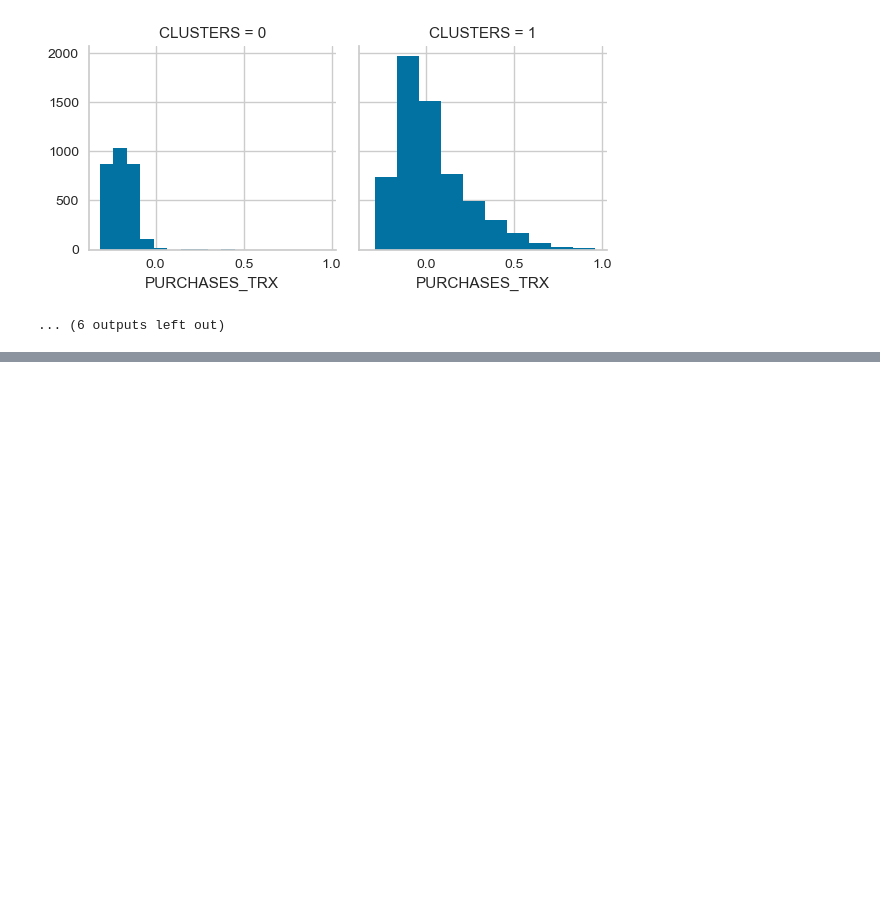
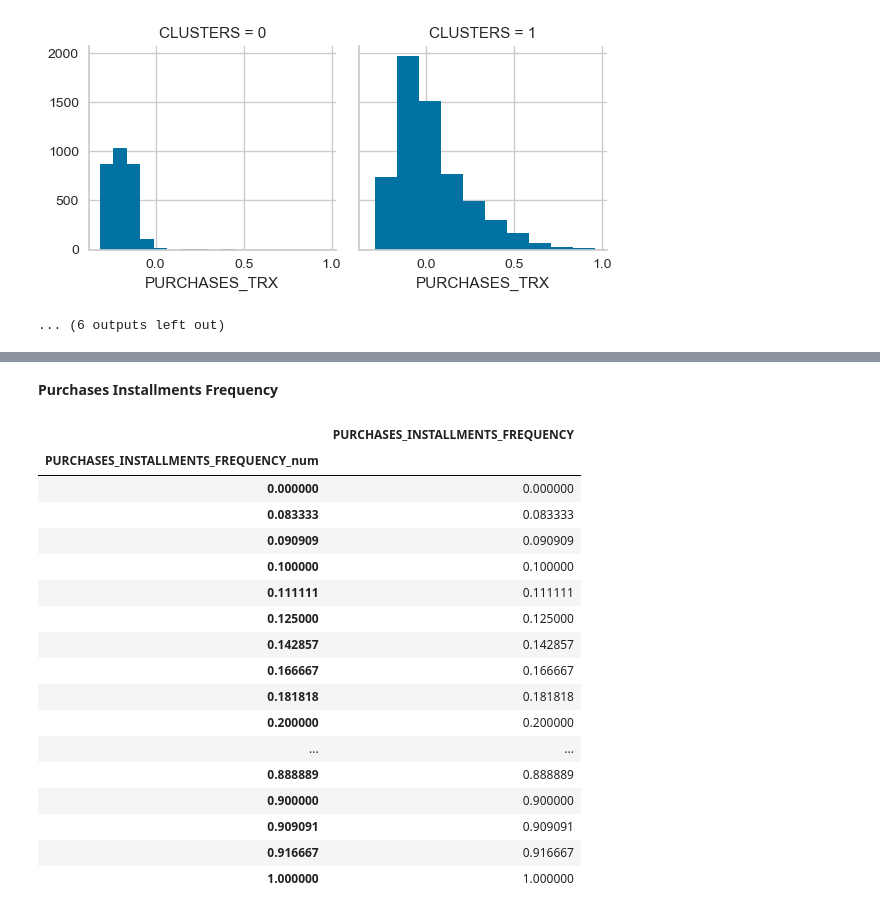
Before and after one commit to qarisp/H8_PYTN-KS08-019, a Jupyter notebook: FinalProject/FinalProject4/Notebook/PYTN_KampusMerdek_fp4_Qaris Ardian Pratama.ipynb, the cells around one changed output, grey strips where cells are left out. Cells and saved outputs as stored; diff of their text form; code cells hidden in the pictures; blank space fills up the shorter version.

```diff
--- a/FinalProject/FinalProject4/Notebook/PYTN_KampusMerdek_fp4_Qaris Ardian Pratama.ipynb
+++ b/FinalProject/FinalProject4/Notebook/PYTN_KampusMerdek_fp4_Qaris Ardian Pratama.ipynb
@@ -520,0 +714,31 @@ clus_df.head()
+# %% [markdown]
+**Purchases Installments Frequency**
+# %%
+df_cls_PURCHASES_INSTALLMENTS_FREQUENCY = pd.DataFrame(
+    {
+        "PURCHASES_INSTALLMENTS_FREQUENCY":df_deploy["PURCHASES_INSTALLMENTS_FREQUENCY"].unique(),
+        "PURCHASES_INSTALLMENTS_FREQUENCY_num":df_deploy["PURCHASES_INSTALLMENTS_FREQUENCY"].unique()
+    }
+).sort_values(by="PURCHASES_INSTALLMENTS_FREQUENCY_num", ascending=True)
+
+df_cls_PURCHASES_INSTALLMENTS_FREQUENCY = df_cls_PURCHASES_INSTALLMENTS_FREQUENCY.set_index(keys="PURCHASES_INSTALLMENTS_FREQUENCY_num",drop=True)
+df_cls_PURCHASES_INSTALLMENTS_FREQUENCY
+# %% [output]
+|  | PURCHASES_INSTALLMENTS_FREQUENCY |
+| PURCHASES_INSTALLMENTS_FREQUENCY_num |  |
+| 0.000000 | 0.000000 |
+| 0.083333 | 0.083333 |
+| 0.090909 | 0.090909 |
+| 0.100000 | 0.100000 |
+| 0.111111 | 0.111111 |
+| 0.125000 | 0.125000 |
+| 0.142857 | 0.142857 |
+| 0.166667 | 0.166667 |
+| 0.181818 | 0.181818 |
+| 0.200000 | 0.200000 |
+| ... | ... |
+| 0.888889 | 0.888889 |
+| 0.900000 | 0.900000 |
+| 0.909091 | 0.909091 |
+| 0.916667 | 0.916667 |
+| 1.000000 | 1.000000 |
```
Also changed, not shown: parts of 54 cells of this notebook.
